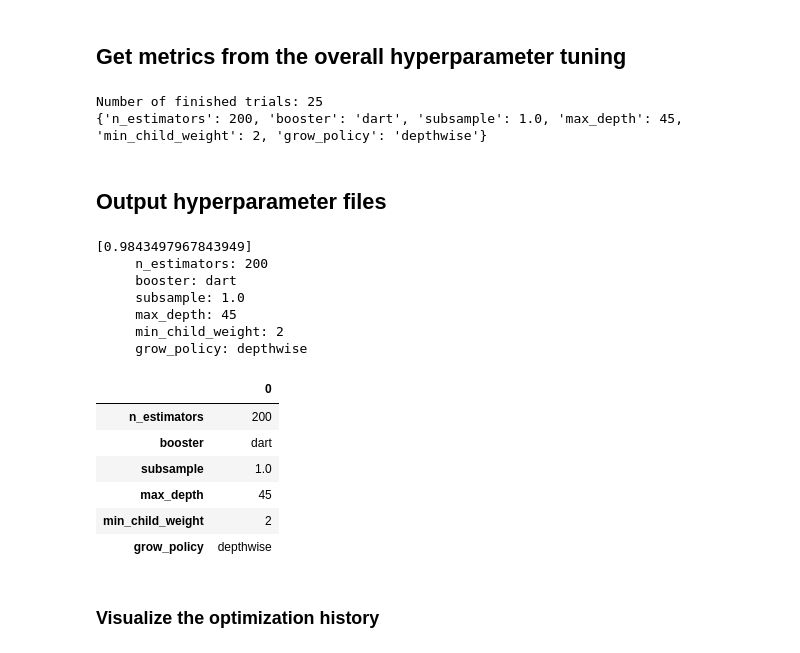
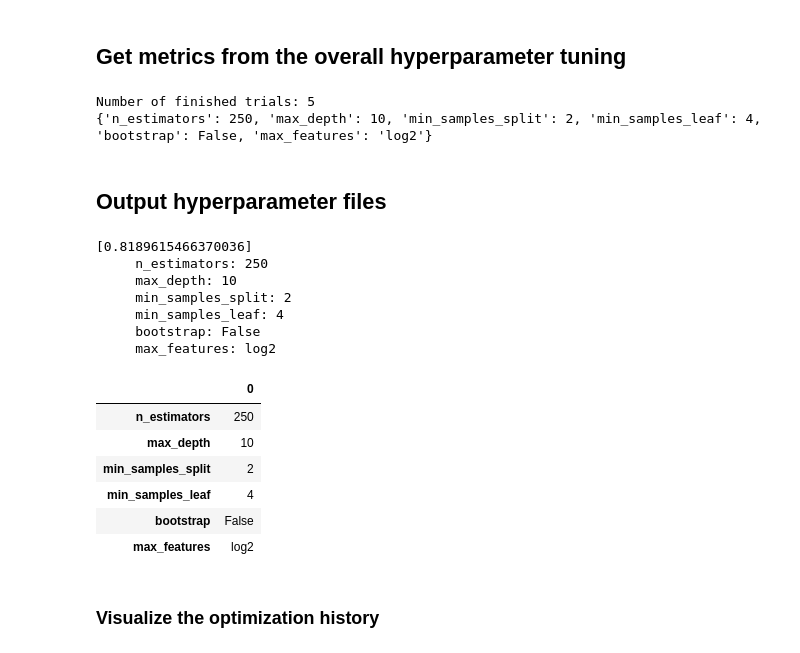
Before and after one commit to nasa-nccs-hpda/modis-water-classification, a Jupyter notebook: modis_water_training/view/notebook/Burke_Analysis/Burke_MODIS_Water_RF_Tuning_CPU_Small_Subset.ipynb, the cells around one changed output. Drawn from its saved outputs; the diff is of its cells as text; code cells hidden in the pictures.

```diff
--- a/modis_water_training/view/notebook/Burke_Analysis/Burke_MODIS_Water_RF_Tuning_CPU_Small_Subset.ipynb
+++ b/modis_water_training/view/notebook/Burke_Analysis/Burke_MODIS_Water_RF_Tuning_CPU_Small_Subset.ipynb
@@ -221,7 +225,7 @@ def rf_objective(trial):
         print('Fold {}: {}'.format(idx, cv_scores[idx]))
     return np.mean(cv_scores)
 
-search_space={
+rf_search_space={
     "n_estimators": [75, 100, 125, 150, 175, 200, 250, 300, 400, 500],
     "max_depth" : [5,10, 30, 50, 80, 90, 100, 110],
     "min_samples_leaf" : [1, 2, 3, 4, 5],
@@ -528,7 +536,7 @@ optuna.logging.set_verbosity(optuna.logging.INFO)
 if GRID_SEARCH:
     study = optuna.create_study(study_name='RF Tuning Grid Search',
                                 direction='maximize',
-                                sampler=optuna.samplers.GridSampler(search_space))
+                                sampler=optuna.samplers.GridSampler(rf_search_space))
 
 else:
     study = optuna.create_study(study_name='RF Tuning',
@@ -540,5 +548,5 @@ else:
 #rf_objective or xgb_objective
 #####################################################################
 
-study.optimize(xgb_objective, n_trials=25, timeout=30*60)
+study.optimize(rf_objective, n_trials=5, timeout=30*60)
 # %% [output]
@@ -596,40 +592,40 @@ trial_score = max([trial.values[0] for trial in trials])
 best_trial_params = [trial.params for trial in trials if trial.values[0] == trial_score][0]
 print(best_trial_params)
 # %% [output]
-Number of finished trials: 25
-{'n_estimators': 200, 'booster': 'dart', 'subsample': 1.0, 'max_depth': 45, 'min_child_weight': 2, 'grow_policy': 'depthwise'}
+Number of finished trials: 5
+{'n_estimators': 250, 'max_depth': 10, 'min_samples_split': 2, 'min_samples_leaf': 4, 'bootstrap': False, 'max_features': 'log2'}
 # %% [markdown]
 ## Output hyperparameter files
 # %%
 trial_scores = [trial.values for trial in trials]
 trial_params = [trial.params for trial in trials]
 
 for score, param in zip(trial_scores, trial_params):
     print(score)
     for k, v in param.items():
         print("     {}: {}".format(k, v))
 
 study_df = pd.DataFrame.from_dict(best_trial_params, orient="index")
 
 # print(f"{save_file}_hyperopt_tuning_trial_{datetime.datetime.now().strftime('%Y_%m_%d_%H_%M')}_rf.csv")
 
-study_df.to_csv(f"{save_file}_hyperopt_tuning_trial_rf.csv") #datetime.datetime.now().strftime('%Y_%m_%d_%H_%M')}_rf.csv")
+# study_df.to_csv(f"{save_file}_hyperopt_tuning_trial_rf.csv") #datetime.datetime.now().strftime('%Y_%m_%d_%H_%M')}_rf.csv")
 study_df
 # %% [output]
-[0.9843497967843949]
-     n_estimators: 200
-     booster: dart
-     subsample: 1.0
-     max_depth: 45
-     min_child_weight: 2
-     grow_policy: depthwise
+[0.8189615466370036]
+     n_estimators: 250
+     max_depth: 10
+     min_samples_split: 2
+     min_samples_leaf: 4
+     bootstrap: False
+     max_features: log2
 |  | 0 |
-| n_estimators | 200 |
-| booster | dart |
-| subsample | 1.0 |
-| max_depth | 45 |
-| min_child_weight | 2 |
-| grow_policy | depthwise |
+| n_estimators | 250 |
+| max_depth | 10 |
+| min_samples_split | 2 |
+| min_samples_leaf | 4 |
+| bootstrap | False |
+| max_features | log2 |
 # %% [markdown]
 ### Visualize the optimization history
 # %%
```
Also changed, not shown: parts of 14 cells of this notebook, 8 other files.
